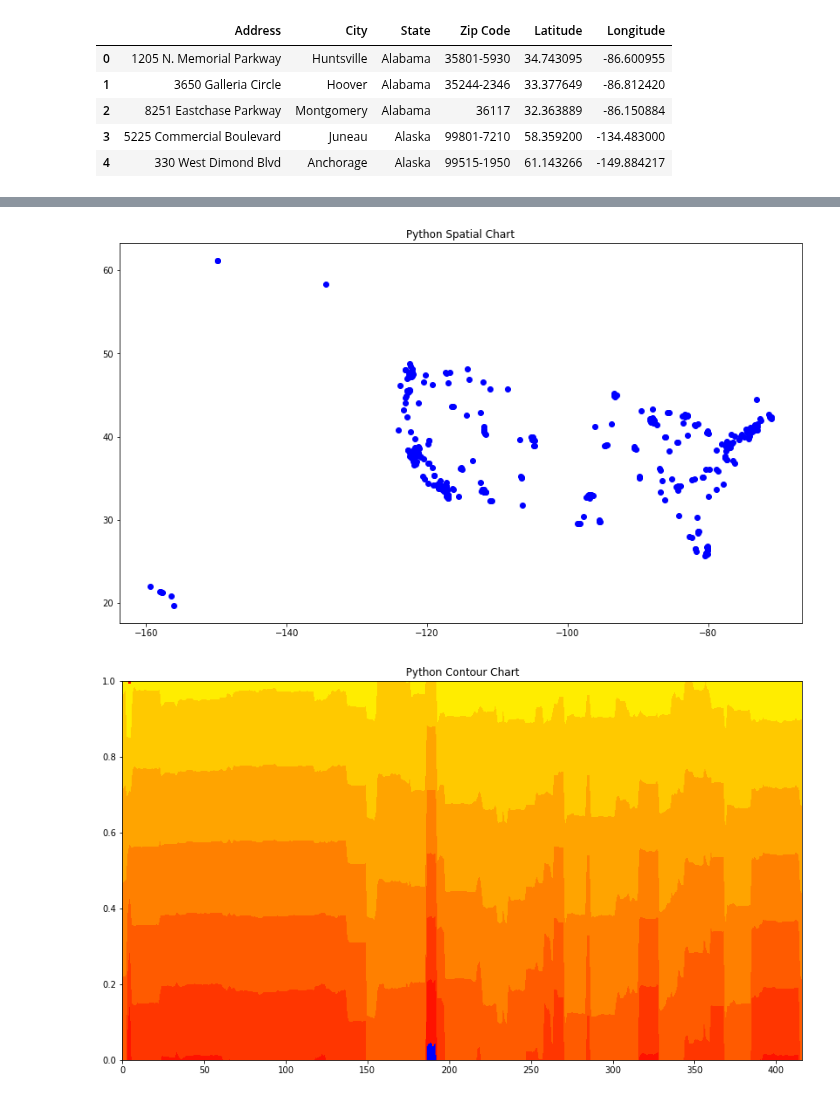
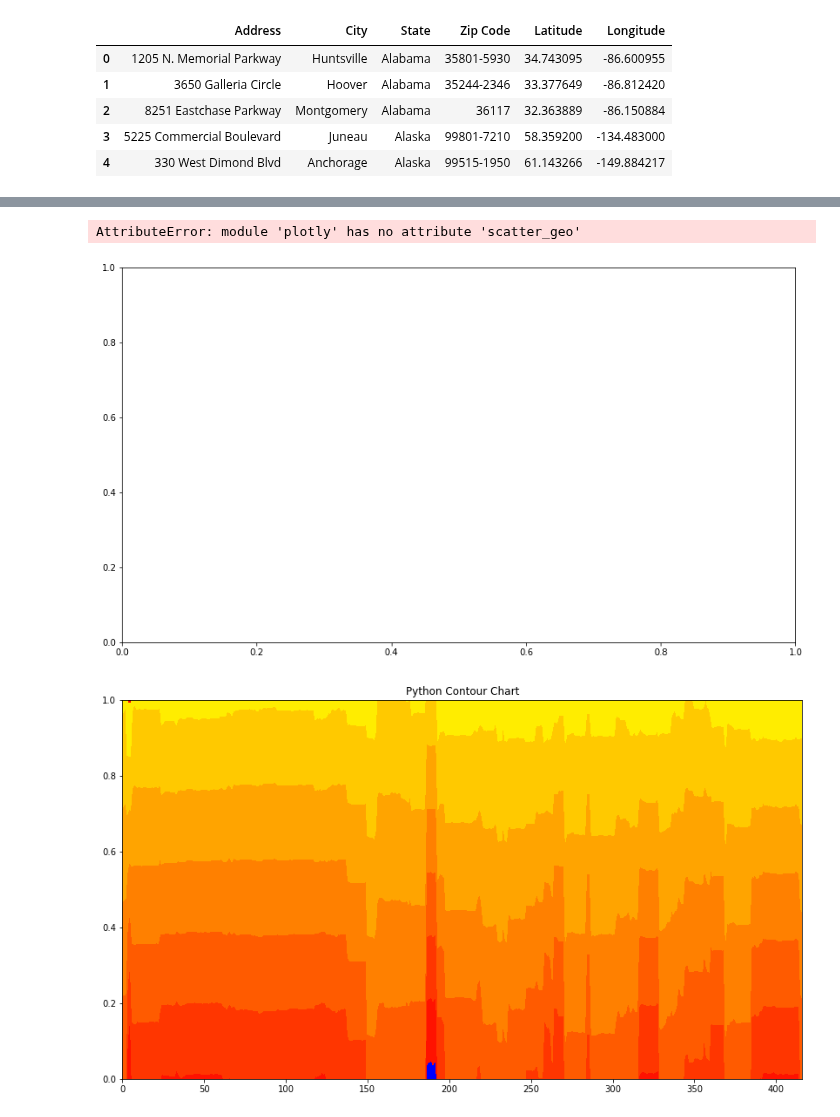
Before and after one commit to joshgreenert/Python-Projects, a Jupyter notebook: Data Presentation and Visualization/Week_9_10/Assignment_9_10_JGreenert.ipynb, the cells around one changed output, grey strips where cells are left out. Saved outputs shown, nothing was run; the diff lists cells and outputs as text; code cells hidden in the pictures.

```diff
--- a/Data Presentation and Visualization/Week_9_10/Assignment_9_10_JGreenert.ipynb
+++ b/Data Presentation and Visualization/Week_9_10/Assignment_9_10_JGreenert.ipynb
@@ -70,12 +70,17 @@ gdf.head(5)
 | 4 | 330 West Dimond Blvd | Anchorage | Alaska | 99515-1950 | 61.143266 | -149.884217 | POINT (-149.88422 61.14327) |
 # %%
 # Plot the chart.
+import plotly as px
+
 fig, ax= plt.subplots(1, 1, figsize=(14, 8))
-ax = plt.scatter(gdf['Longitude'].values, gdf['Latitude'].values, color='blue')
-ax.axes.set_title('Python Spatial Chart')
-plt.show()
+
+# Creating Spatial map using Plotly
+fig = px.scatter_geo(costco_df,lat='Latitude',lon='Longitude', hover_name="State", scope="usa", color='State')
+fig.update_layout(title = 'Python Spatial Chart', title_x=0.5, title_y=0.89)
+fig.show()
 # %% [output]
+AttributeError: module 'plotly' has no attribute 'scatter_geo'
-[figure, old version]
+[figure, new version]
 # %%
 # Create a contour chart
 import matplotlib as mpl
```
